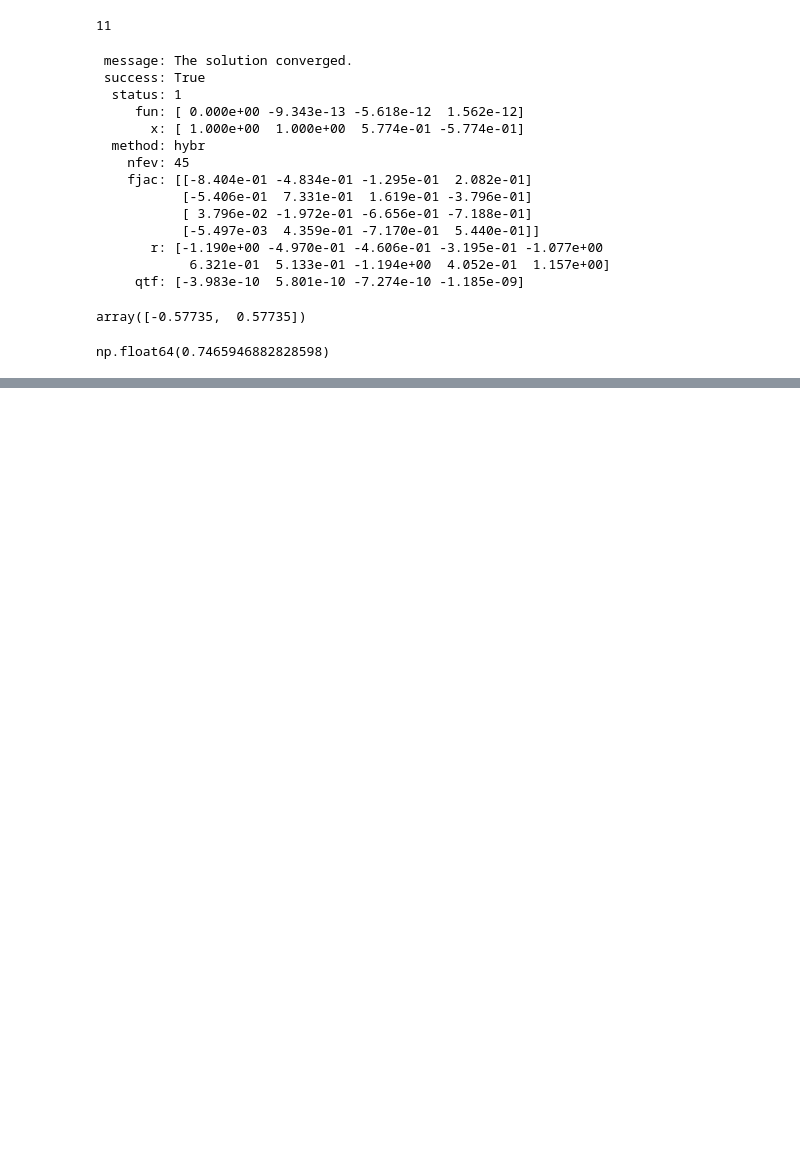
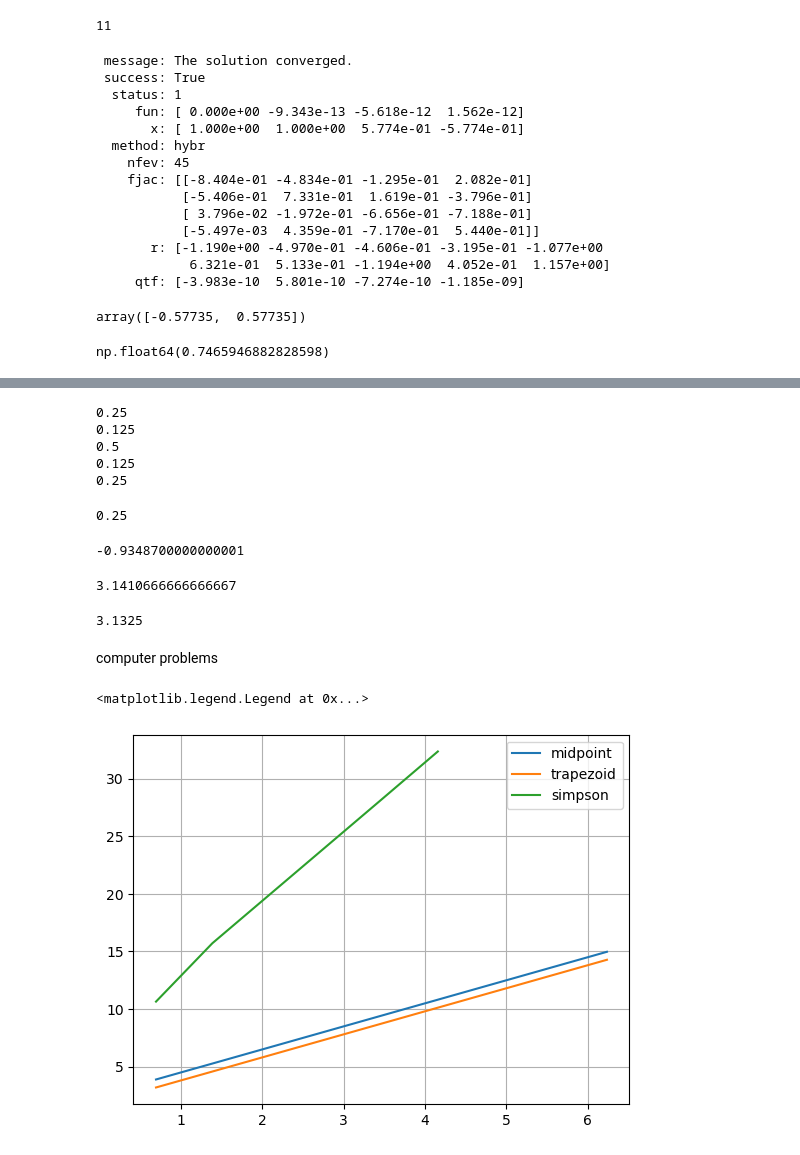
Before and after one commit to Chris0325/scientific_computing, a Jupyter notebook: chapter_8.ipynb, the cells around one changed output, grey strips where cells are left out. Cells and saved outputs as stored; diff of their text form; code cells hidden in the pictures; blank space fills up the shorter version.

```diff
--- a/chapter_8.ipynb
+++ b/chapter_8.ipynb
@@ -217,0 +298,57 @@ np.float64(0.7465946882828598)
+# %%
+# 8.1
+def f(x):
+    return x ** 3
+
+
+print(integrate.quad(f, 0, 1)[0])
+print(midpoint(f, 0, 1))
+print(trapezoid(f, 0 , 1))
+print((trapezoid(f, 0 , 1) - midpoint(f, 0, 1)) / 3)
+print(trapezoid(f, 0 , 1) / 3  + midpoint(f, 0, 1) * 2 / 3)
+# %% [output]
+0.25
+0.125
+0.5
+0.125
+0.25
+# %%
+# 8.2
+m00 = composite(f, 0, 1, 1, quad=midpoint)
+m10 = composite(f, 0, 1, 2, quad=midpoint)
+m11 = richardson_extrapolation(m00, m10, 2, 2)
+print(m11)
+# %% [output]
+0.25
+# %%
+# 8.14
+p = 1
+richardson_extrapolation(-.88333, -.9091, 1, 2)
+# %% [output]
+-0.9348700000000001
+# %%
+# 8.15
+print(richardson_extrapolation(3, 3.1058, 2, 2))
+richardson_extrapolation(3.4641, 3.2154, 2, 2)
+# %% [output]
+3.1410666666666667
+3.1325
+# %% [markdown]
+computer problems
+# %%
+# 8.1
+def f(x):
+    return 4 / (1 + x ** 2)
+
+
+for quad in [midpoint, trapezoid, simpson]:
+    errors = [abs(np.pi - composite(f, 0, 1, 2 ** exponent, quad=quad)) for exponent in range(1, 10)]
+    # plt.plot([1 / 2 ** exponent for exponent in range(1, 10)], errors, label=quad.__name__)
+    plt.plot(- np.log([1 / 2 ** exponent for exponent in range(1, 10)]), - np.log(errors), label=quad.__name__)
+
+# plt.axis('equal')
+plt.grid(True)
+plt.legend()
+# %% [output]
+<matplotlib.legend.Legend at 0x...>
+[figure, added]
```
Also changed, not shown: parts of 27 cells of this notebook.
